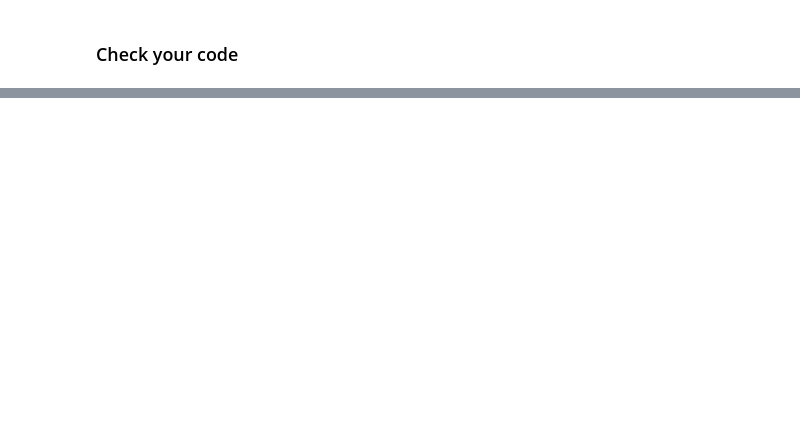
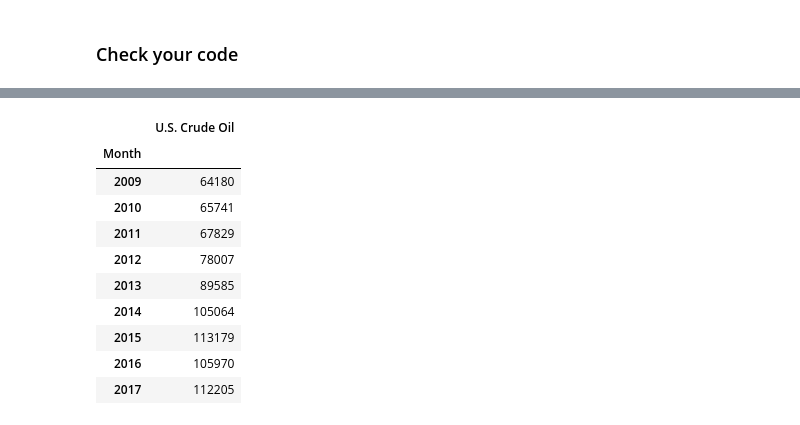
Before and after one commit to tanushrin/data-us-oil-and-gas-production, a Jupyter notebook: oil_and_gas.ipynb, the cells around one changed output, grey strips where cells are left out. Cells and saved outputs as stored; diff of their text form; code cells hidden in the pictures; blank space fills up the shorter version.

```diff
--- a/oil_and_gas.ipynb
+++ b/oil_and_gas.ipynb
@@ -412,0 +463,15 @@ print(result.check())
+# %%
+total_oil = filtered_yearly_oil_df.iloc[:, 0:1]
+total_oil
+# %% [output]
+|  | U.S. Crude Oil |
+| Month |  |
+| 2009 | 64180 |
+| 2010 | 65741 |
+| 2011 | 67829 |
+| 2012 | 78007 |
+| 2013 | 89585 |
+| 2014 | 105064 |
+| 2015 | 113179 |
+| 2016 | 105970 |
+| 2017 | 112205 |
```
Also changed, not shown: parts of 9 cells of this notebook, 1 other file.
